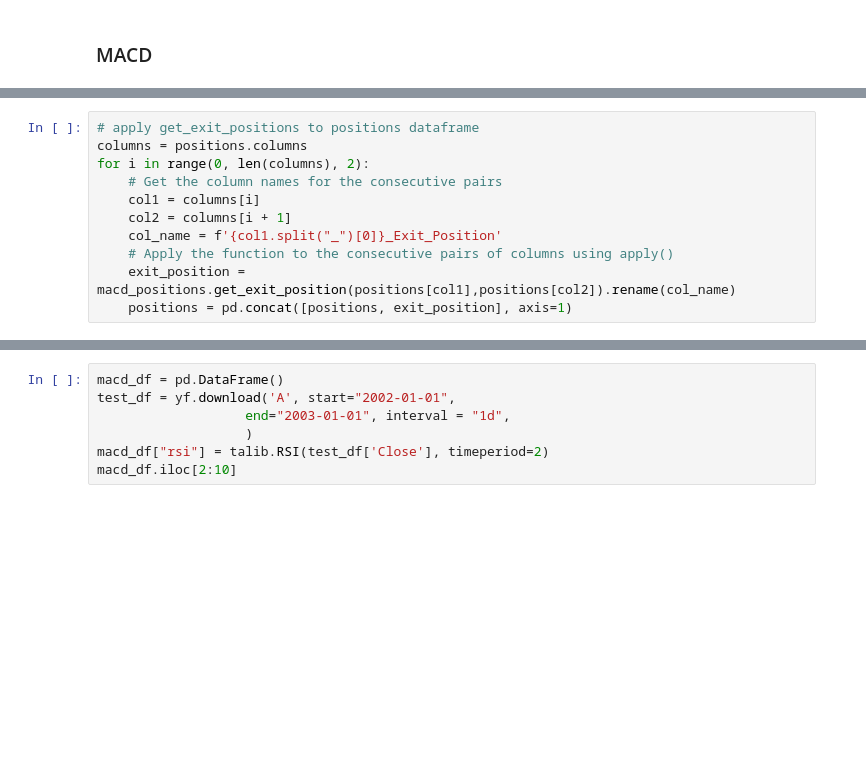
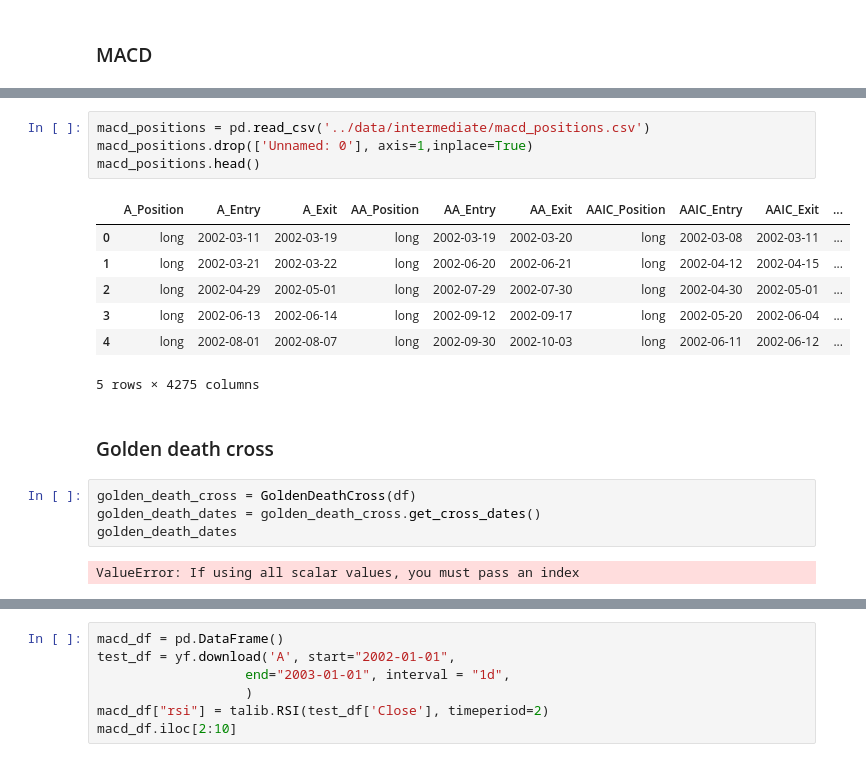
Before and after one commit to ryanlxz/backtesting, a Jupyter notebook: notebooks/test.ipynb, the cells around one changed output, grey strips where cells are left out. Cells and saved outputs as stored; diff of their text form; blank space fills up the shorter version.

Commit message:
added golden_death_cross strategy, yaml config file, logging folder

```diff
--- a/notebooks/test.ipynb
+++ b/notebooks/test.ipynb
@@ -81,12 +89,21 @@ positions
 5287 rows × 2850 columns
-# %%
-# apply get_exit_positions to positions dataframe
-columns = positions.columns
-for i in range(0, len(columns), 2):
-    # Get the column names for the consecutive pairs
-    col1 = columns[i]
-    col2 = columns[i + 1]
-    col_name = f'{col1.split("_")[0]}_Exit_Position'
-    # Apply the function to the consecutive pairs of columns using apply()
-    exit_position = macd_positions.get_exit_position(positions[col1],positions[col2]).rename(col_name)
-    positions = pd.concat([positions, exit_position], axis=1)
+# %%
+macd_positions = pd.read_csv('../data/intermediate/macd_positions.csv')
+macd_positions.drop(['Unnamed: 0'], axis=1,inplace=True)
+macd_positions.head()
+# %% [output]
+|  | A_Position | A_Entry | A_Exit | AA_Position | AA_Entry | AA_Exit | AAIC_Position | AAIC_Entry | AAIC_Exit | ... |
+| 0 | long | 2002-03-11 | 2002-03-19 | long | 2002-03-19 | 2002-03-20 | long | 2002-03-08 | 2002-03-11 | ... |
+| 1 | long | 2002-03-21 | 2002-03-22 | long | 2002-06-20 | 2002-06-21 | long | 2002-04-12 | 2002-04-15 | ... |
+| 2 | long | 2002-04-29 | 2002-05-01 | long | 2002-07-29 | 2002-07-30 | long | 2002-04-30 | 2002-05-01 | ... |
+| 3 | long | 2002-06-13 | 2002-06-14 | long | 2002-09-12 | 2002-09-17 | long | 2002-05-20 | 2002-06-04 | ... |
+| 4 | long | 2002-08-01 | 2002-08-07 | long | 2002-09-30 | 2002-10-03 | long | 2002-06-11 | 2002-06-12 | ... |
+5 rows × 4275 columns
+# %% [markdown]
+### Golden death cross
+# %%
+golden_death_cross = GoldenDeathCross(df)
+golden_death_dates = golden_death_cross.get_cross_dates()
+golden_death_dates
+# %% [output]
+ValueError: If using all scalar values, you must pass an index
```
Also changed, not shown: parts of 16 cells of this notebook, 7 other files.
